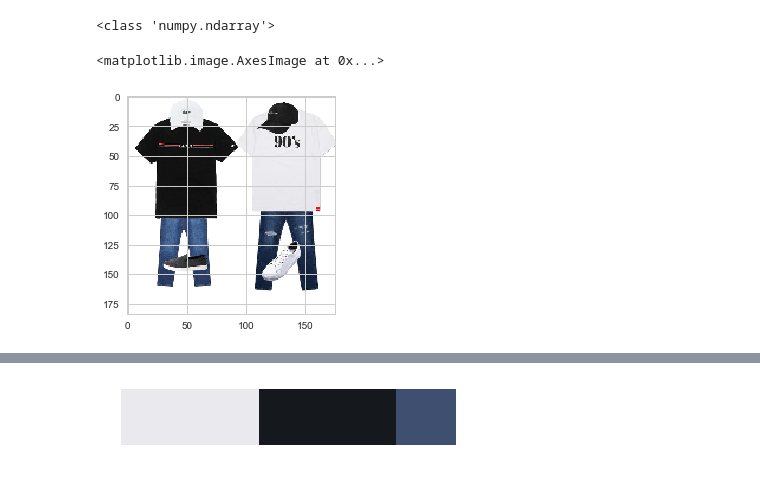
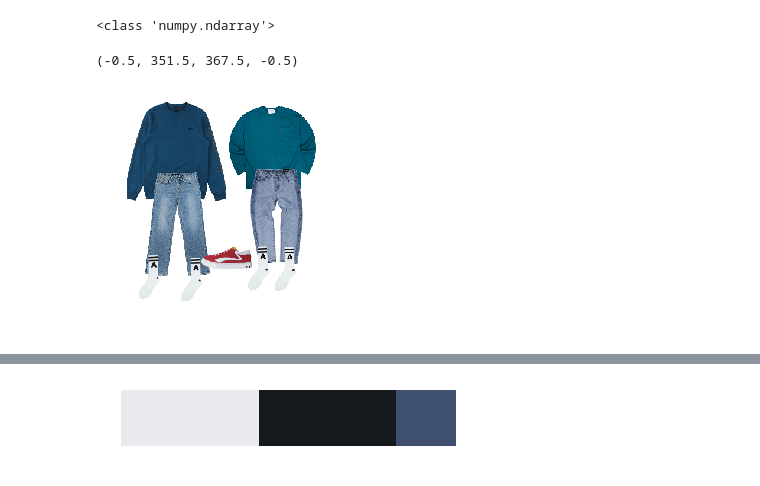
Before and after one commit to dooyeoung/codi_recommendation, a Jupyter notebook: extract_color.ipynb, the cells around one changed output, grey strips where cells are left out. Drawn from its saved outputs; the diff is of its cells as text; code cells hidden in the pictures.

```diff
--- a/extract_color.ipynb
+++ b/extract_color.ipynb
@@ -83,16 +83,17 @@ def Extract_color(image, k = 3):
 
     return hist_sort, color_sort
 # %%
-image_path = "data/codis/397005.jpg"
+image_path = "data/codis/395456.jpg"
 
 #preview image
 image = cv2.imread(image_path)
 print(type(image))
 
 image = cv2.cvtColor(image, cv2.COLOR_BGR2RGB)
 image = cv2.resize(image, None, fx=1/4, fy=1/4, interpolation = cv2.INTER_CUBIC)
 plt.imshow(image)
+plt.axis("off")
 # %% [output]
 <class 'numpy.ndarray'>
-<matplotlib.image.AxesImage at 0x...>
+(-0.5, 351.5, 367.5, -0.5)
-[figure, old version]
+[figure, new version]
```
Also changed, not shown: parts of 1 cell of this notebook, 6 other files.
